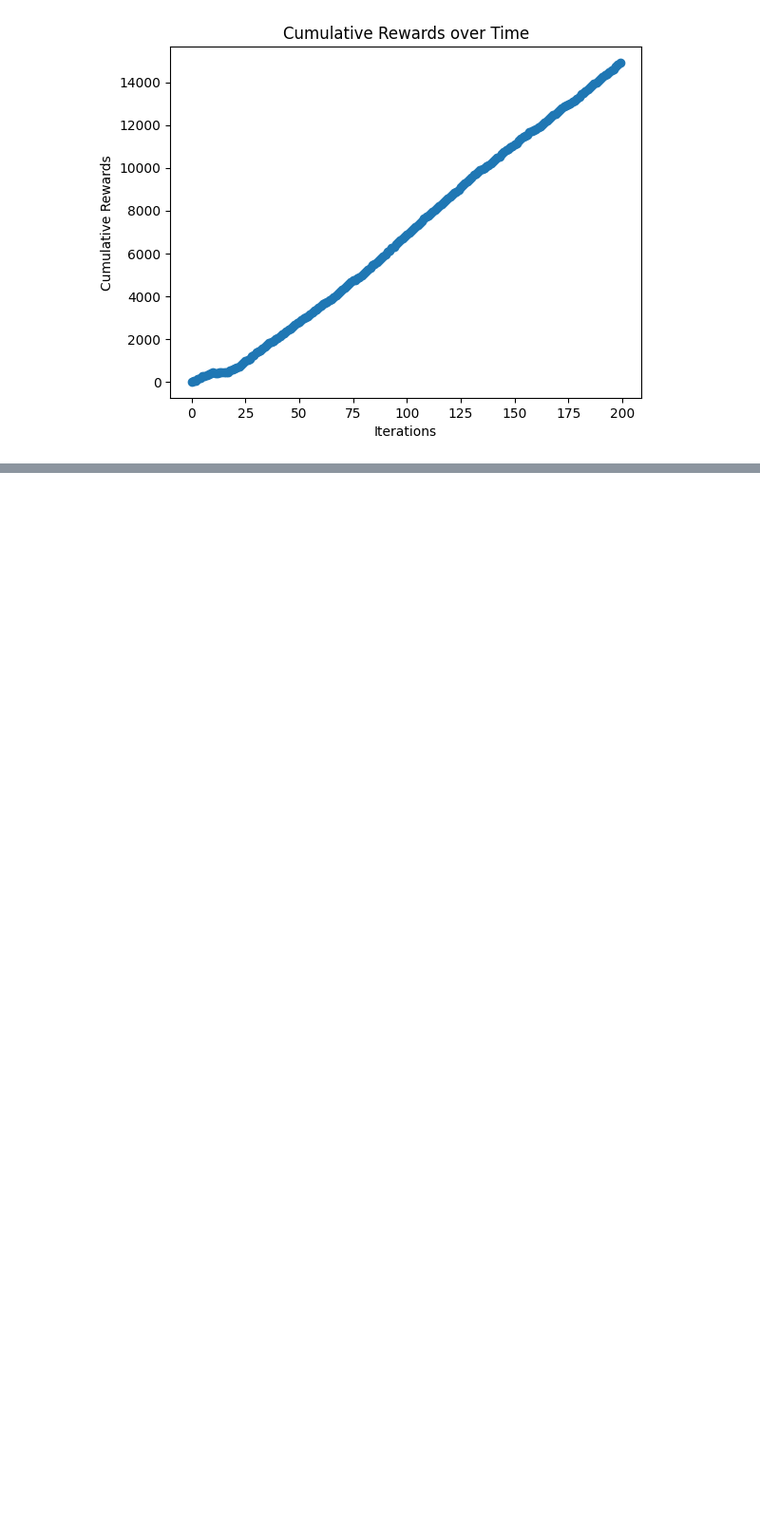
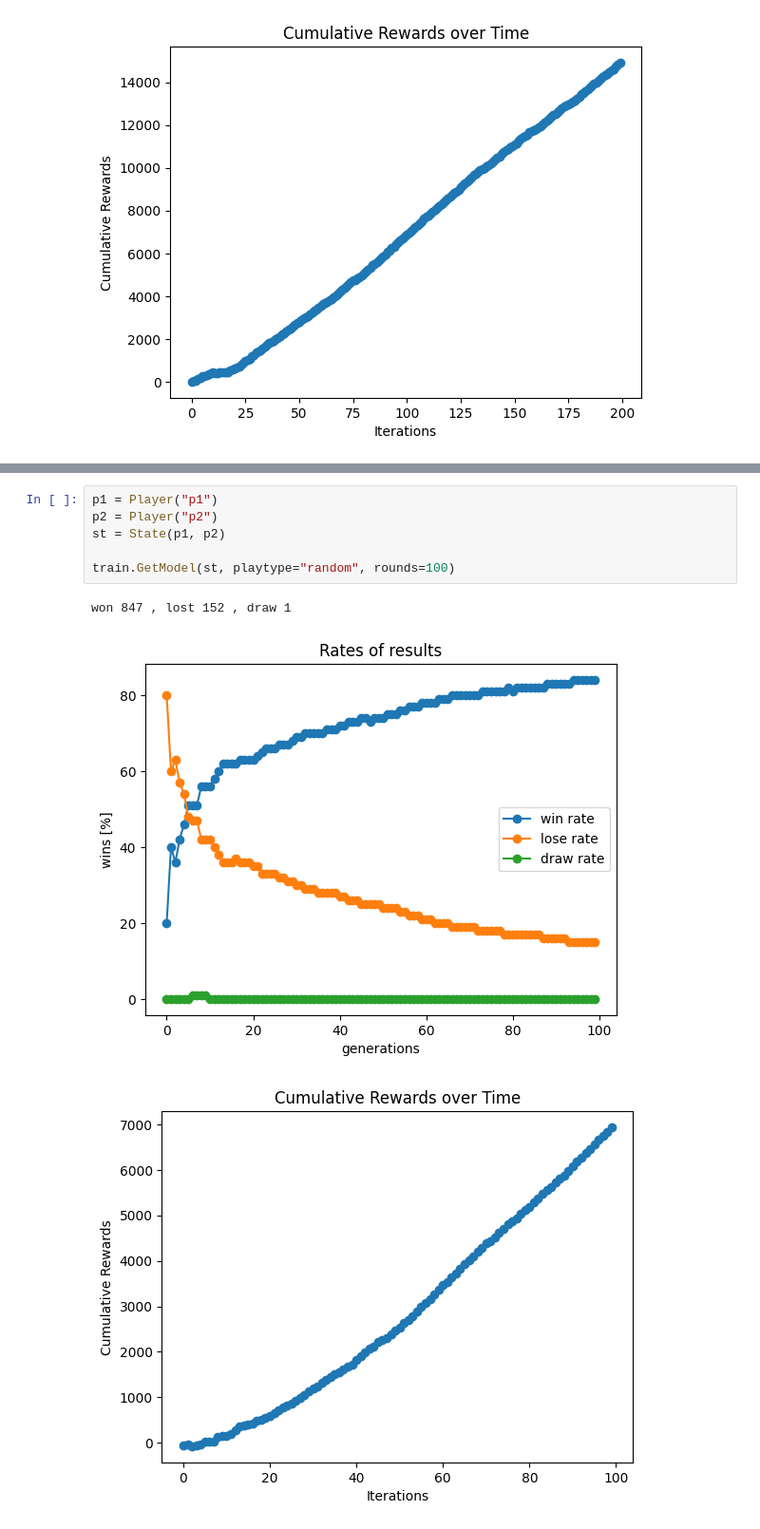
Before and after one commit to leighannelem/checkersRL_math156_24, a Jupyter notebook: new_notebook.ipynb, the cells around one changed output, grey strips where cells are left out. Shown at 95% size. Drawn from its saved outputs; the diff is of its cells as text; blank space fills up the shorter version.

```diff
--- a/new_notebook.ipynb
+++ b/new_notebook.ipynb
@@ -29,0 +48,10 @@ won 32.7 , lost 12.9 , draw 4.4
+# %%
+p1 = Player("p1")
+p2 = Player("p2")
+st = State(p1, p2)
+
+train.GetModel(st, playtype="random", rounds=100)
+# %% [output]
+won 847 , lost 152 , draw 1
+[figure, added]
+[figure, added]
```
Also changed, not shown: parts of 2 cells of this notebook.
